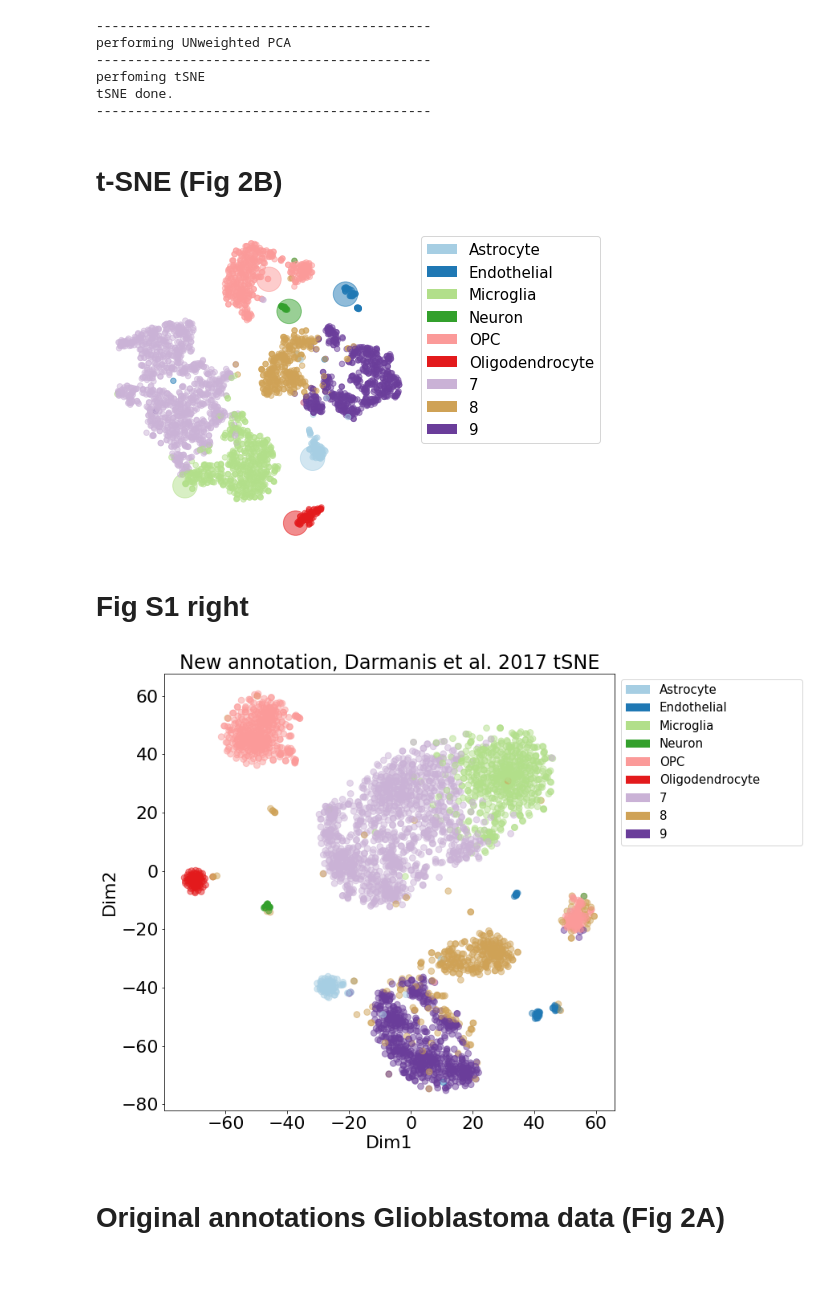
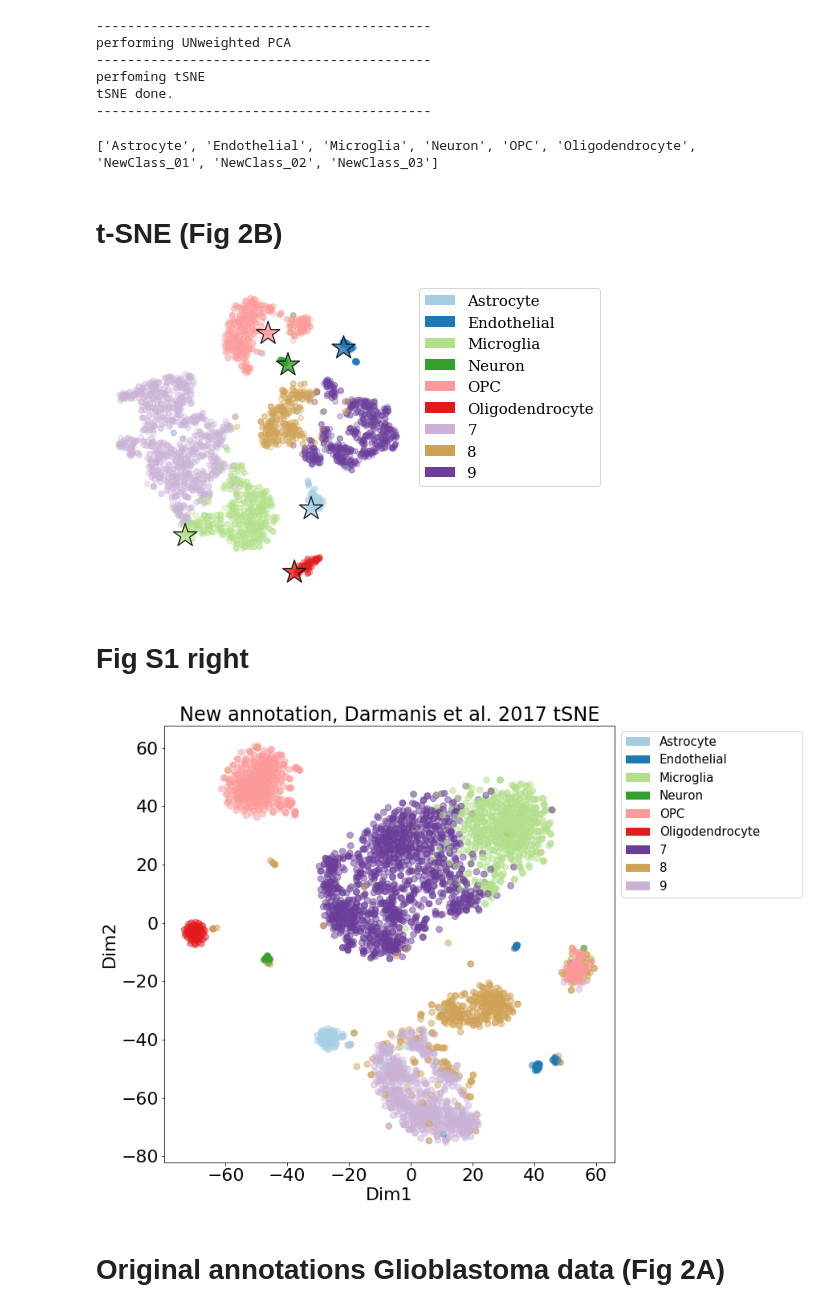
Before and after one commit to iosonofabio/northstar_analysis, a Jupyter notebook: Northstar_Brain.ipynb, the cells around one changed output. Cells and saved outputs as stored; diff of their text form; code cells hidden in the pictures; blank space fills up the shorter version.

```diff
--- a/Northstar_Brain.ipynb
+++ b/Northstar_Brain.ipynb
@@ -202,6 +205,10 @@ performing UNweighted PCA
 perfoming tSNE
 tSNE done.
 -------------------------------------------
+# %%
+print(celltypes)
+# %% [output]
+['Astrocyte', 'Endothelial', 'Microglia', 'Neuron', 'OPC', 'Oligodendrocyte', 'NewClass_01', 'NewClass_02', 'NewClass_03']
 # %%
 # rename new classes
 tsnedf.loc[tsnedf['new_membership'] == 'microglia', 'new_membership'] = 'Microglia'
@@ -213,36 +220,56 @@ celltypes = celltypes[:6] + ['7', '8', '9']
 # %% [markdown]
 # t-SNE (Fig 2B)
 # %%
-tsnedf = pd.read_csv('data_for_figures/brain_cell_type_tsne.tsv', sep='\t', index_col=0)
+#tsnedf = pd.read_csv('data_for_figures/brain_cell_type_tsne.tsv', sep='\t', index_col=0)
+#celltypes = ['Astrocyte', 'Endothelial', 'Microglia', 'Neuron', 'OPC', 'Oligodendrocyte', '7', '8', '9']
 
 colors_atlas = sns.color_palette('Paired', 10)[:6]
-tmp = sns.color_palette('Paired',12)[8:10] + sns.color_palette('BrBG',3)[:1]
-colors_neo = [tmp[0], tmp[2], tmp[1]]
+colors_neo = sns.color_palette('Paired',12)[8:9] + sns.color_palette('BrBG',3)[:1] + sns.color_palette('Paired',12)[9:10]
 
 colors = colors_atlas+colors_neo
 mainlut = dict(zip(celltypes,colors))
 newcolor = tsnedf['new_membership'].map(mainlut)
-weights = list(np.ones(6)*kwds['weights_atlas_cells']*30)+list(np.ones(len(tsnedf[6:]))*30)
+weights = np.array(
+    list(np.ones(6)*20)+list(np.ones(len(tsnedf[6:]))),
+)
 
 f,ax = plt.subplots(figsize=(7.2, 4.6))
-tsnedf.plot.scatter('Dim1','Dim2',s=weights
-                    ,alpha=.5,color=newcolor,ax=ax)
+
+i_atlas = weights > 1
+i_new = weights == 1
+tsnedf.iloc[i_atlas].plot.scatter('Dim1','Dim2',
+                    s=weights[i_atlas] * 30,
+                    alpha=.8,
+                    color=newcolor[i_atlas],
+                    marker='*',
+                    edgecolor='k',
+                    lw=1.2,
+                    ax=ax,
+                    zorder=10,
+                   )
+tsnedf.iloc[i_new].plot.scatter('Dim1','Dim2',
+                    s=weights[i_new] * 30,
+                    alpha=.3,
+                    color=newcolor[i_new],
+                    marker='o',
+                    ax=ax,
+                   )
 
 for x, y in mainlut.items():
     plt.bar(0,0,color=y,label=x,alpha=1)
     handles, labels = ax.get_legend_handles_labels()
     #plt.legend(handles[:],labels[:],bbox_to_anchor=(-0.0, 1.08, 1., .102), loc=2,
 plt.legend(handles,celltypes,bbox_to_anchor=(1, .9, .43, .102), loc=2,
                ncol=1, fontsize=15)
 #plt.title('Atlas average based new annotation, new tSNE')
 ax.set_axis_off()
 
 f.tight_layout()
-#f.savefig(output_dir+date+'/Figure_2B.png', dpi=600)
-#f.savefig(output_dir+date+'/Figure_2B.pdf')
-#f.savefig(output_dir+date+'/Figure_2B.svg')
+f.savefig(output_dir+date+'/Figure_2B.png', dpi=600)
+f.savefig(output_dir+date+'/Figure_2B.pdf')
+f.savefig(output_dir+date+'/Figure_2B.svg')
 # %% [output]
-[figure, old version]
+[figure, new version]
 # %% [markdown]
 # Fig S1 right
 # %%
@@ -267,7 +294,7 @@ plt.gcf().subplots_adjust(left=.1,right=0.75)
 f.savefig(output_dir+date+'/Figure_S1_right.png')
 f.savefig(output_dir+date+'/Figure_S1_right.pdf')
 # %% [output]
-[figure, old version]
+[figure, new version]
 # %% [markdown]
 # Original annotations Glioblastoma data (Fig 2A)
 # %%
```
Also changed, not shown: parts of 16 cells of this notebook.
